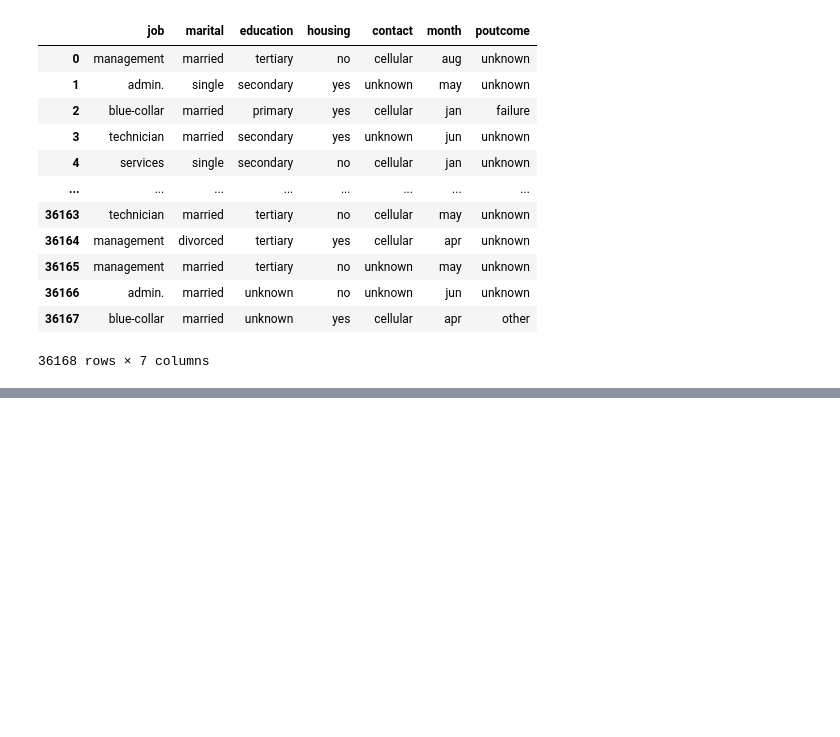
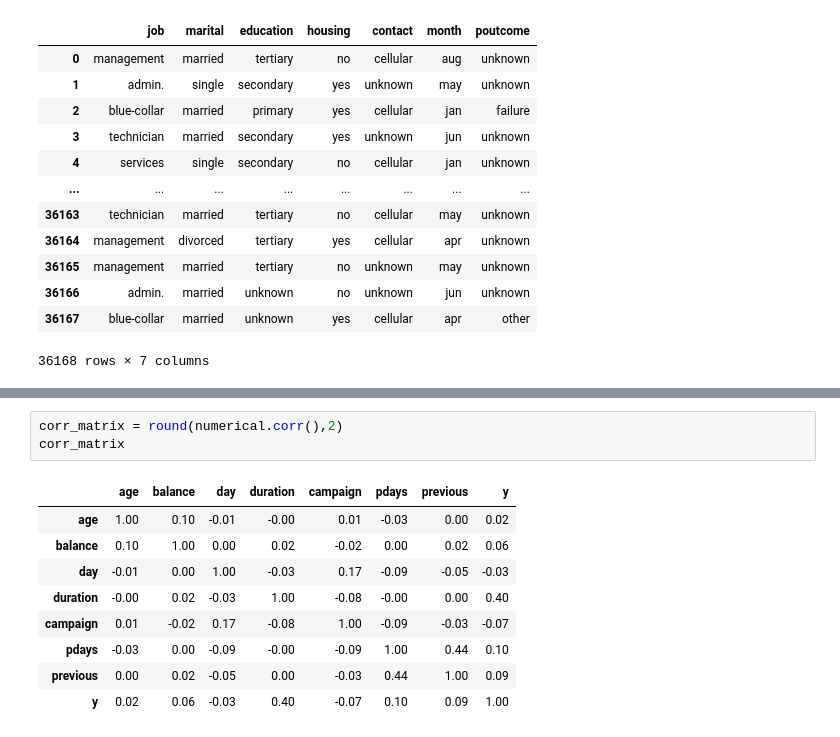
Before and after one commit to Davidmide02/mlzoomcamp_2024_assignments, a Jupyter notebook: classification_03/classification_03.ipynb, the cells around one changed output, grey strips where cells are left out. Saved outputs shown, nothing was run; the diff lists cells and outputs as text; blank space fills up the shorter version.

```diff
--- a/classification_03/classification_03.ipynb
+++ b/classification_03/classification_03.ipynb
@@ -321,0 +462,13 @@ for c in categorical.columns:
+# %%
+corr_matrix = round(numerical.corr(),2)
+corr_matrix
+# %% [output]
+|  | age | balance | day | duration | campaign | pdays | previous | y |
+| age | 1.00 | 0.10 | -0.01 | -0.00 | 0.01 | -0.03 | 0.00 | 0.02 |
+| balance | 0.10 | 1.00 | 0.00 | 0.02 | -0.02 | 0.00 | 0.02 | 0.06 |
+| day | -0.01 | 0.00 | 1.00 | -0.03 | 0.17 | -0.09 | -0.05 | -0.03 |
+| duration | -0.00 | 0.02 | -0.03 | 1.00 | -0.08 | -0.00 | 0.00 | 0.40 |
+| campaign | 0.01 | -0.02 | 0.17 | -0.08 | 1.00 | -0.09 | -0.03 | -0.07 |
+| pdays | -0.03 | 0.00 | -0.09 | -0.00 | -0.09 | 1.00 | 0.44 | 0.10 |
+| previous | 0.00 | 0.02 | -0.05 | 0.00 | -0.03 | 0.44 | 1.00 | 0.09 |
+| y | 0.02 | 0.06 | -0.03 | 0.40 | -0.07 | 0.10 | 0.09 | 1.00 |
```
Also changed, not shown: parts of 35 cells of this notebook.
